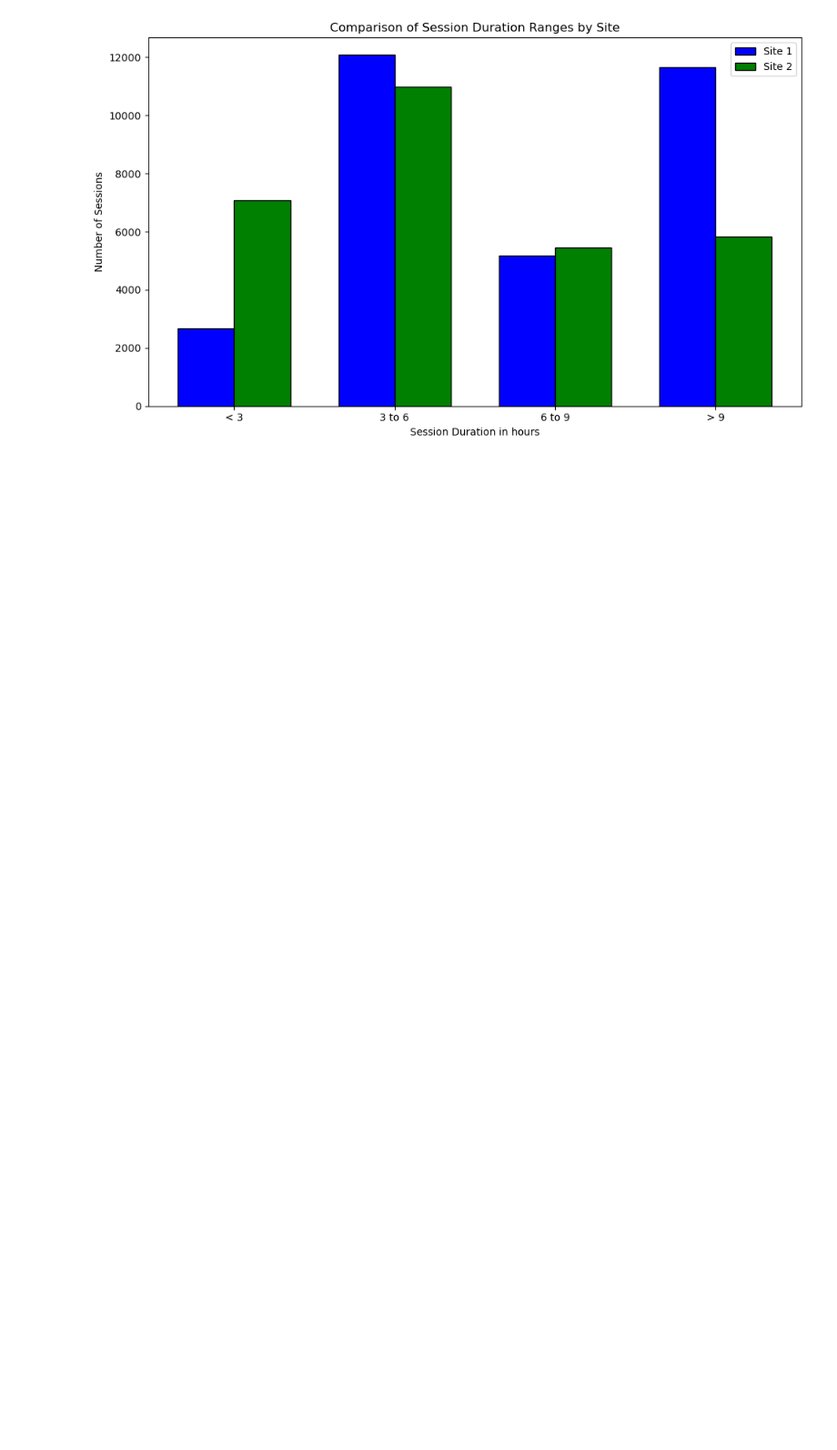
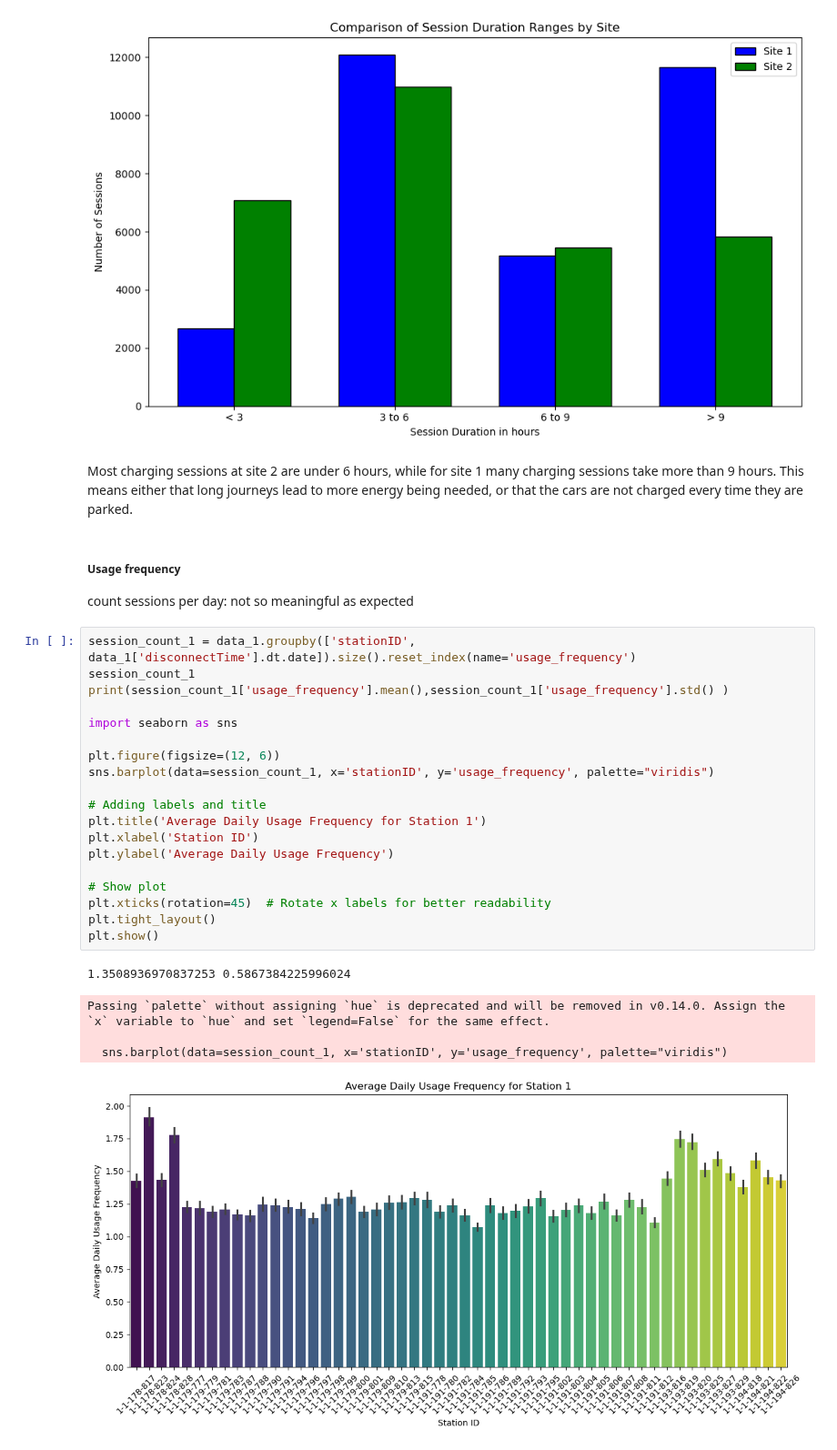
Before and after one commit to Zeyd263/DataDynamos, a Jupyter notebook: Preprocessing.ipynb, the cells around one changed output. Shown at 91% size. Saved outputs shown, nothing was run; the diff lists cells and outputs as text; blank space fills up the shorter version.

```diff
--- a/Preprocessing.ipynb
+++ b/Preprocessing.ipynb
@@ -402,3 +509,33 @@ plt.tight_layout()
 plt.show()
 # %% [output]
 [figure]
+# %% [markdown]
+Most charging sessions at site 2 are under 6 hours, while for site 1 many charging sessions take more than 9 hours. This means either that long journeys lead to more energy being needed, or that the cars are not charged every time they are parked.
+# %% [markdown]
+##### Usage frequency
+count sessions per day: not so meaningful as expected
+# %%
+session_count_1 = data_1.groupby(['stationID', data_1['disconnectTime'].dt.date]).size().reset_index(name='usage_frequency')
+session_count_1
+print(session_count_1['usage_frequency'].mean(),session_count_1['usage_frequency'].std() )
+
+import seaborn as sns
+
+plt.figure(figsize=(12, 6))
+sns.barplot(data=session_count_1, x='stationID', y='usage_frequency', palette="viridis")
+
+# Adding labels and title
+plt.title('Average Daily Usage Frequency for Station 1')
+plt.xlabel('Station ID')
+plt.ylabel('Average Daily Usage Frequency')
+
+# Show plot
+plt.xticks(rotation=45)  # Rotate x labels for better readability
+plt.tight_layout()
+plt.show()
+# %% [output]
+1.3508936970837253 0.5867384225996024
+Passing `palette` without assigning `hue` is deprecated and will be removed in v0.14.0. Assign the `x` variable to `hue` and set `legend=False` for the same effect.
+
+  sns.barplot(data=session_count_1, x='stationID', y='usage_frequency', palette="viridis")
+[figure, added]
```
Also changed, not shown: parts of 22 cells of this notebook.
